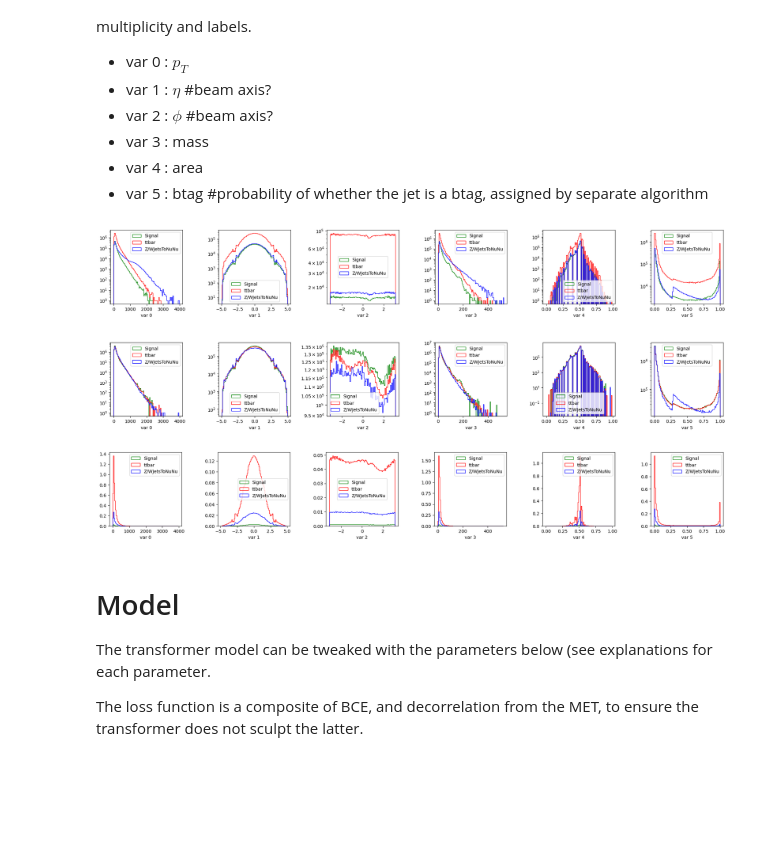
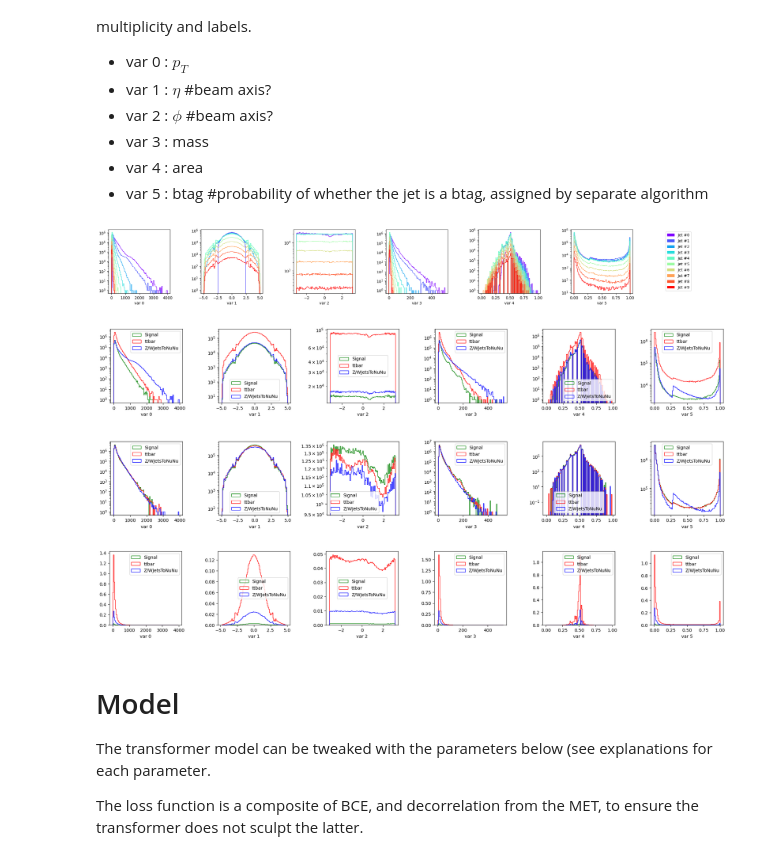
Before and after one commit to rabmc24/msci_project, a Jupyter notebook: transformer_renewed/bristol-tth-transformer-msc_project/notebooks/training_multiclassification.ipynb, the cells around one changed output. Drawn from its saved outputs; the diff is of its cells as text; code cells hidden in the pictures; blank space fills up the shorter version.

```diff
--- a/transformer_renewed/bristol-tth-transformer-msc_project/notebooks/training_multiclassification.ipynb
+++ b/transformer_renewed/bristol-tth-transformer-msc_project/notebooks/training_multiclassification.ipynb
@@ -147,21 +168,17 @@ The plotting scripts below show the inputs features (ie, jet features) as a func
 - var 4 : area
 - var 5 : btag #probability of whether the jet is a btag, assigned by separate algorithm
 # %%
-# fig = plot_inputs_per_multiplicity(X,y,pad_mask,bins=100,log=True,show=True)
-# fig = plot_inputs_per_label(X,y,pad_mask,bins=100,log=True,show=True)
-# fig = plot_inputs_per_label(X,y,pad_mask,bins=100,weights=reweighting,log=True,show=True)
+###MULTICLASSIFICATION###
 
-###MULTICLASSIFICATION###
-#make a new plot_inputs_per_label function for multiclassification.
-
-
+fig = plot_inputs_per_multiplicity(X,y,pad_mask,bins=100,log=True,show=True)
 fig = plot_inputs_per_label_multiclassification(X, y, pad_mask, bins=100, log=True, show=True)
 fig = plot_inputs_per_label_multiclassification(X, y, pad_mask, bins=100, weights=reweighting, log=True, show=True)
 fig = plot_inputs_per_label_multiclassification(X, y, pad_mask, bins=100, weights=weight_nominal_tensor, log=False, show=True)
 # %% [output]
-[figure, old version]
+[figure, new version]
-[figure, old version]
+[figure, new version]
-[figure, old version]
+[figure, new version]
+[figure, added]
 # %% [markdown]
 # Model
 The transformer model can be tweaked with the parameters below (see explanations for each parameter.
```
Also changed, not shown: parts of 2 cells of this notebook, 2 other files.
